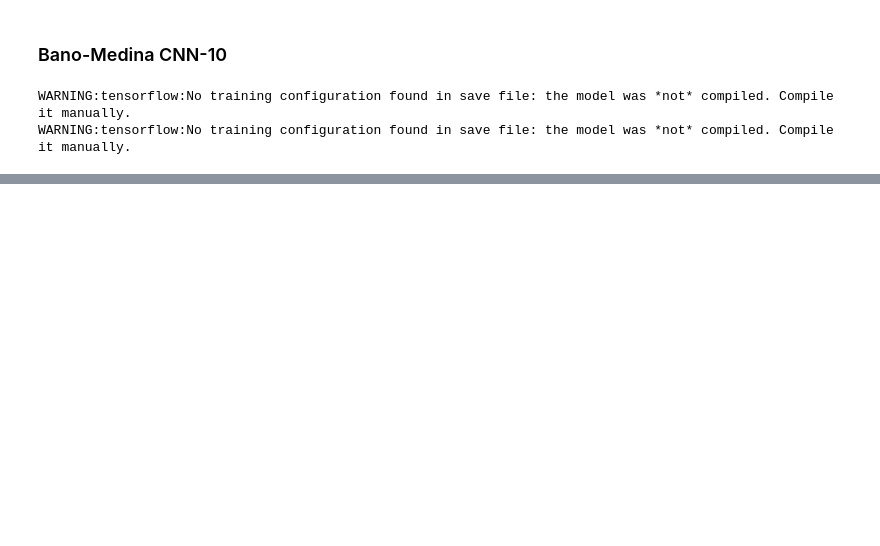
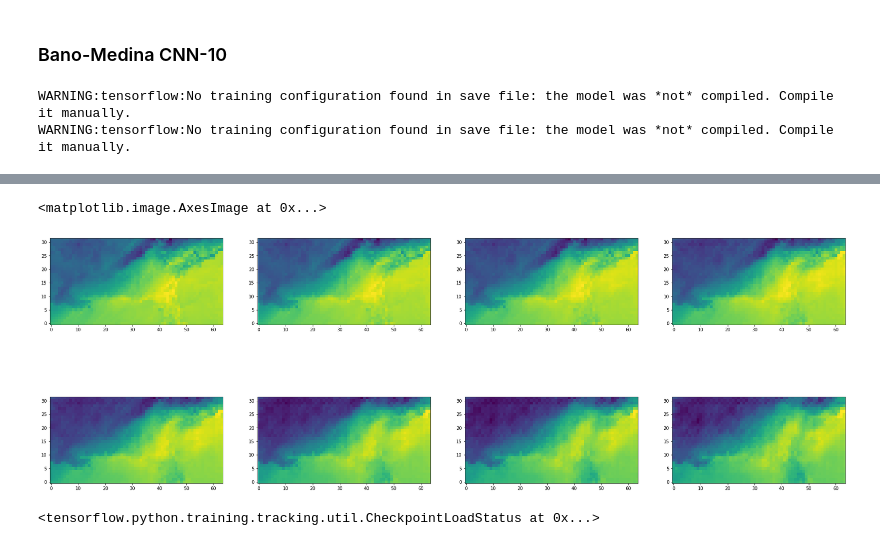
Before and after one commit to bgroenks96/generative-downscaling, a Jupyter notebook: final-resutls-analysis.ipynb, the cells around one changed output, grey strips where cells are left out. Drawn from its saved outputs; the diff is of its cells as text; code cells hidden in the pictures; blank space fills up the shorter version.

```diff
--- a/final-resutls-analysis.ipynb
+++ b/final-resutls-analysis.ipynb
@@ -235,0 +788,16 @@ mlflow.run('.', 'glow-jflvm', experiment_name='glow-jflvm-final',
+# %%
+def slerp(z1, z2, steps=4):
+    assert z1.shape[0] == 1 and z2.shape[0] == 1, 'slerp only supported for one sample at a time'
+    shape = z1.shape
+    t = np.linspace(0.,1.,steps).reshape((steps,1))
+    z1, z2 = tf.reshape(z1, (z1.shape[0],-1)), tf.reshape(z2, (z2.shape[0],-1))
+    omega = tf.math.acos(tf.math.reduce_sum(z1/tf.norm(z1)*z2/tf.norm(z2)))
+    sin_omega = tf.math.sin(omega)
+    interpolated = tf.math.sin((1.0-t)*omega) / sin_omega * z1 + tf.math.sin(t*omega)/sin_omega * z2
+    return tf.reshape(interpolated, (steps, *shape[1:]))
+
+def sample_prediction(x, model, sigma=0.5, n=100):
+    z, log_prob_x = model.encode_x(x, return_log_prob=True)
+    eps = tf.random.normal((n,*z.shape[1:]), stddev=sigma)
+    y, log_prob_y = model.decode_y(z+eps, return_log_prob=True)
+    return y, log_prob_x, log_prob_y
@@ -235,0 +807,8 @@ mlflow.run('.', 'glow-jflvm', experiment_name='glow-jflvm-final',
+# %%
+z_y, log_prob_y = model_joint.encode_y(y, return_log_prob=True)
+z_yp, log_prob_yp = model_joint.encode_y(y_pred, return_log_prob=True)
+# %%
+
+
+zs = slerp(z_y[1:2],z_yp[1:2], steps=8)
+y_interp = model_joint.decode_y(zs)
@@ -235,0 +826,41 @@ mlflow.run('.', 'glow-jflvm', experiment_name='glow-jflvm-final',
+# %%
+plt.figure(figsize=(4*8,2*6))
+plt.subplot(2,4,1)
+plt.imshow(tf.squeeze(y_interp[0]).numpy(), origin='lower')
+plt.subplot(2,4,2)
+plt.imshow(tf.squeeze(y_interp[1]).numpy(), origin='lower')
+plt.subplot(2,4,3)
+plt.imshow(tf.squeeze(y_interp[2]).numpy(), origin='lower')
+plt.subplot(2,4,4)
+plt.imshow(tf.squeeze(y_interp[3]).numpy(), origin='lower')
+plt.subplot(2,4,5)
+plt.imshow(tf.squeeze(y_interp[4]).numpy(), origin='lower')
+plt.subplot(2,4,6)
+plt.imshow(tf.squeeze(y_interp[5]).numpy(), origin='lower')
+plt.subplot(2,4,7)
+plt.imshow(tf.squeeze(y_interp[6]).numpy(), origin='lower')
+plt.subplot(2,4,8)
+plt.imshow(tf.squeeze(y_interp[7]).numpy(), origin='lower')
+# %% [output]
+<matplotlib.image.AxesImage at 0x...>
+[figure, added]
+# %%
+erai_deg1_arr = prcp.preprocess_dataset(erai_deg1[['PRCP']], erai_deg1['PRCP'].shape)
+erai_deg1_arr = erai_deg1_arr.to_array('chan').transpose('Time','lat','lon','chan')
+ras_deg14_arr = prcp.preprocess_dataset(ras_deg14[['PRCP']], ras_deg14['PRCP'].shape)
+ras_deg14_arr = ras_deg14_arr.to_array('chan').transpose('Time','lat','lon','chan')
+lr_train, lr_test, hr_train, hr_test = get_train_test_splits(erai_deg1_arr, ras_deg14_arr, southeast_us, scale=4)
+data_fold = prcp.preprocess_fold_prcp(((lr_train, hr_train),(lr_test, hr_test)))
+train_lo, train_hi = data_fold.train
+test_lo, test_hi = data_fold.test
+N_train, N_test = train_lo.Time.size, test_lo.Time.size
+(wt, ht), (wt_hi, ht_hi) = train_lo.shape[1:3], train_hi.shape[1:3]
+test_ds_paired = data_fold.test_dataset(batch_size=10, buffer_size=1000,
+                                        map_fn_lo=upsample(wt_hi, ht_hi, tf.image.ResizeMethod.NEAREST_NEIGHBOR),
+                                        supervised=True)
+model_joint = build_jflvm((None,wt_hi,ht_hi,1), scale=4, layers=3, depth=4,
+                          min_filters=32, max_filters=256,
+                          dnet_layers=3, dnet_filters=64)
+model_joint.load('data/saved_models/glow-jflvm/prcp-seus/ckpt', 10)
+# %% [output]
+<tensorflow.python.training.tracking.util.CheckpointLoadStatus at 0x...>
```
Also changed, not shown: parts of 58 cells of this notebook, 8 other files.
